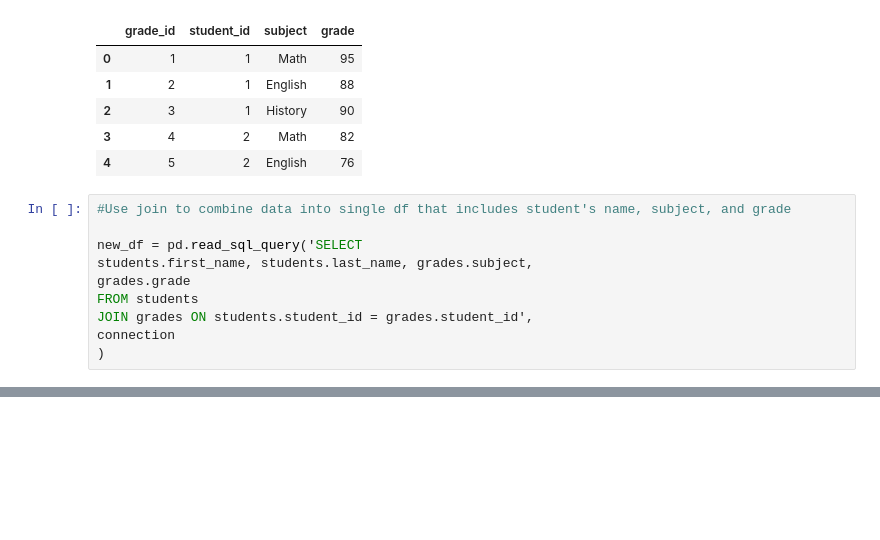
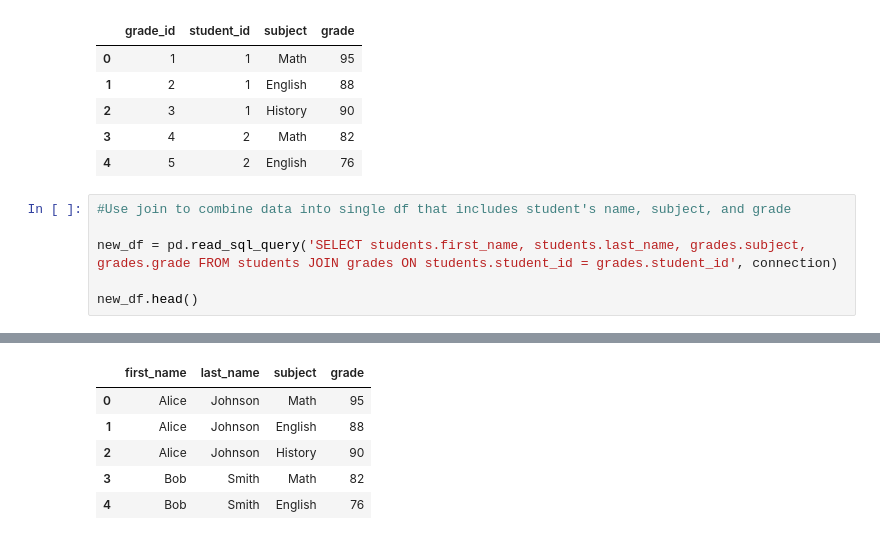
Before and after one commit to ToriStoner/Assignment-2-Data-, a Jupyter notebook: SQLite_1st_Assingment.ipynb, the cells around one changed output, grey strips where cells are left out. Cells and saved outputs as stored; diff of their text form; blank space fills up the shorter version.

```diff
--- a/SQLite_1st_Assingment.ipynb
+++ b/SQLite_1st_Assingment.ipynb
@@ -232,11 +232,7 @@ df2.head()
 # %%
 #Use join to combine data into single df that includes student's name, subject, and grade
 
-new_df = pd.read_sql_query('SELECT
-students.first_name, students.last_name, grades.subject,
-grades.grade
-FROM students
-JOIN grades ON students.student_id = grades.student_id',
-connection
-)
+new_df = pd.read_sql_query('SELECT students.first_name, students.last_name, grades.subject, grades.grade FROM students JOIN grades ON students.student_id = grades.student_id', connection)
+
+new_df.head()
 # %% [output]
@@ -243,0 +239,6 @@ SyntaxError: unterminated string literal (detected at line 3) (<ipython-input-55
+|  | first_name | last_name | subject | grade |
+| 0 | Alice | Johnson | Math | 95 |
+| 1 | Alice | Johnson | English | 88 |
+| 2 | Alice | Johnson | History | 90 |
+| 3 | Bob | Smith | Math | 82 |
+| 4 | Bob | Smith | English | 76 |
```
Also changed, not shown: parts of 5 cells of this notebook.
